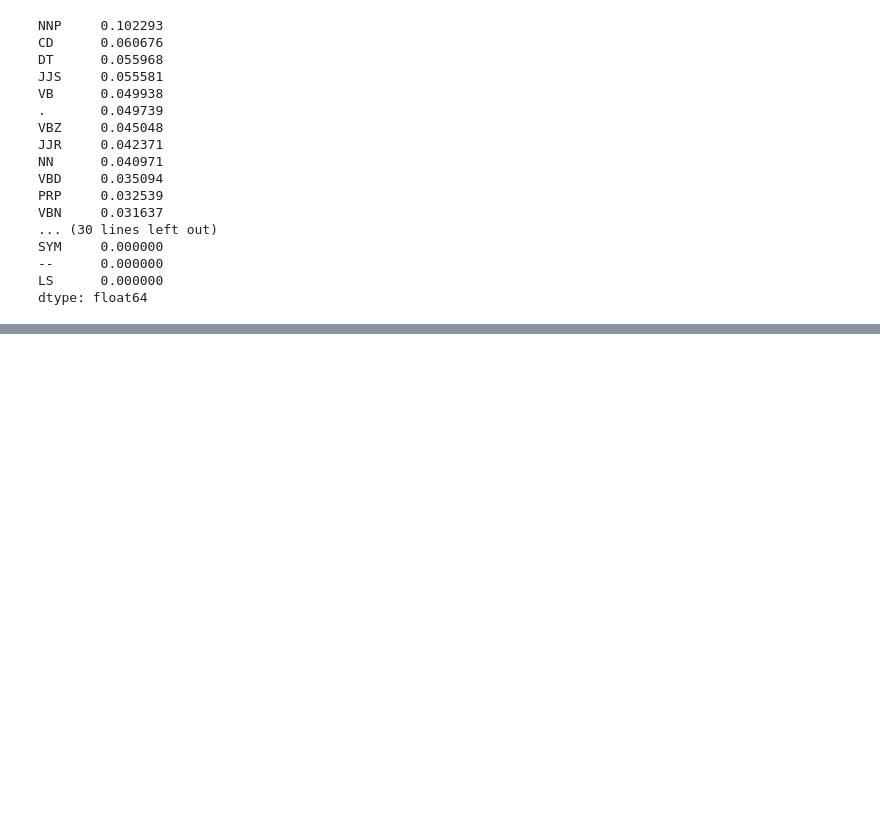
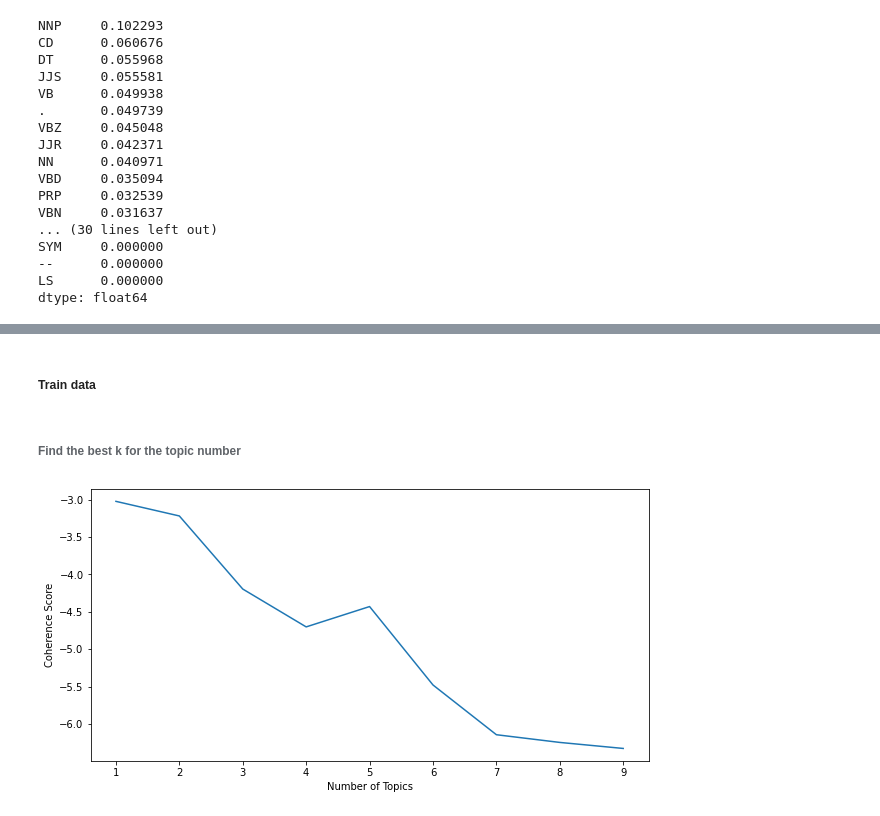
Before and after one commit to Wayne122/CMPE257, a Jupyter notebook: Alternus_Vera.ipynb, the cells around one changed output, grey strips where cells are left out. Saved outputs shown, nothing was run; the diff lists cells and outputs as text; code cells hidden in the pictures; blank space fills up the shorter version.

```diff
--- a/Alternus_Vera.ipynb
+++ b/Alternus_Vera.ipynb
@@ -1453,0 +2287,24 @@ http://www.nltk.org/book/ch05.html
+# %%
+def clean_statement(origin_df):
+
+    df_copy = origin_df.copy()
+
+    # lower the statement
+    df_copy['preprocessed_statement'] = df_copy[2].str.lower()
+
+    # filter out stop words and URLs
+    en_stop_words = set(stopwords.words('english'))
+    df_copy['preprocessed_statement'] = df_copy['preprocessed_statement'].apply(lambda row: ' '.join([word for word in row.split() if (word not in en_stop_words)]))
+
+    # tokenize the tweets
+    tokenizer = RegexpTokenizer('[a-zA-Z]\w+\'?\w*')
+    df_copy['tokenized_statement'] = df_copy['preprocessed_statement'].apply(lambda row: tokenizer.tokenize(row))
+
+    return df_copy
+# %%
+clean_train_df = clean_statement(train_df)
+clean_test_df = clean_statement(test_df)
+# %% [markdown]
+##### Train data
+# %% [markdown]
+###### Find the best k for the topic number
@@ -1453,0 +2314,22 @@ http://www.nltk.org/book/ch05.html
+# %%
+# build a dictionary where for each tweet, each word has its own id.
+statements_dictionary = Dictionary(clean_train_df.tokenized_statement)
+
+# build the corpus i.e. vectors with the number of occurence of each word per tweet
+statements_corpus = [statements_dictionary.doc2bow(tweet) for tweet in clean_train_df.tokenized_statement]
+
+# compute coherence
+statements_coherence = []
+for nb_topics in range(1,10):
+    lda = LdaModel(statements_corpus, num_topics = nb_topics, id2word = statements_dictionary, passes=10)
+    cohm = CoherenceModel(model=lda, corpus=statements_corpus, dictionary=statements_dictionary, coherence='u_mass')
+    coh = cohm.get_coherence()
+    statements_coherence.append(coh)
+
+# visualize coherence
+plt.figure(figsize=(10,5))
+plt.plot(range(1,10),statements_coherence)
+plt.xlabel("Number of Topics")
+plt.ylabel("Coherence Score");
+# %% [output]
+[figure, added]
```
Also changed, not shown: parts of 135 cells of this notebook.
